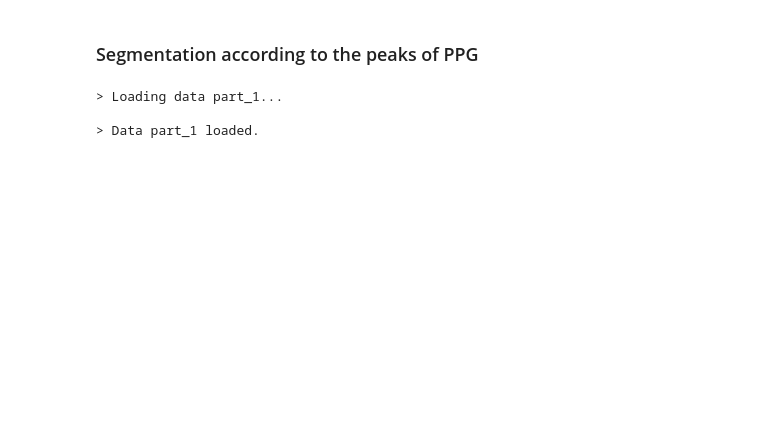
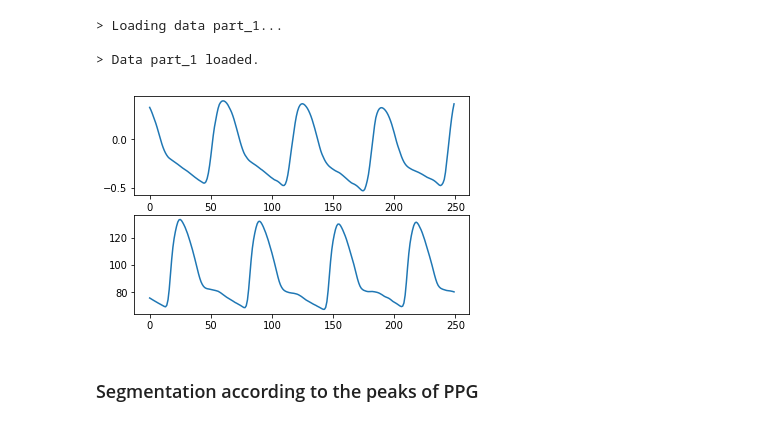
Before and after one commit to victorzhuli/BP_Research_II, a Jupyter notebook: LSTM_helpers.ipynb, the cells around one changed output. Cells and saved outputs as stored; diff of their text form; code cells hidden in the pictures; blank space fills up the shorter version.

Commit message:
Complete segmentation cell of helper file.

```diff
--- a/LSTM_helpers.ipynb
+++ b/LSTM_helpers.ipynb
@@ -0,0 +1,26 @@
+# %%
+import numpy as np
+import scipy.io
+from sklearn.preprocessing import MinMaxScaler, LabelEncoder, OneHotEncoder
+import matplotlib.pyplot as plt
+from detect_peaks import detect_peaks
+
+pid = 1
+data_part = load_data_part(pid)
+
+pid, rid, winLenInSec, srate, newSrate, normFlag = data_part, 1, 2, 125, 125, True
+# %% [output]
+> Loading data part_1...
+
+> Data part_1 loaded.
+# %%
+PPGseg, ABPseg = segmentation(data_part, rid=1, winLenInSec_=2, srate=125, normFlag=True)
+# %%
+plt.subplot(211)
+plt.plot(PPGseg[0,:])
+plt.subplot(212)
+plt.plot(ABPseg[0,:])
+
+plt.show()
+# %% [output]
+[figure, added]
@@ -1,13 +51,3 @@
 # %% [markdown]
 ### Segmentation according to the peaks of PPG
-# %%
-import scipy.io
-pid = 1
-data_part = load_data_part(pid)
-
-pid, rid, winLenInSec, srate, newSrate, normFlag = data_part, 1, 2, 125, 125, True
-# %% [output]
-> Loading data part_1...
-
-> Data part_1 loaded.
 # %%
```
Also changed, not shown: parts of 7 cells of this notebook.
